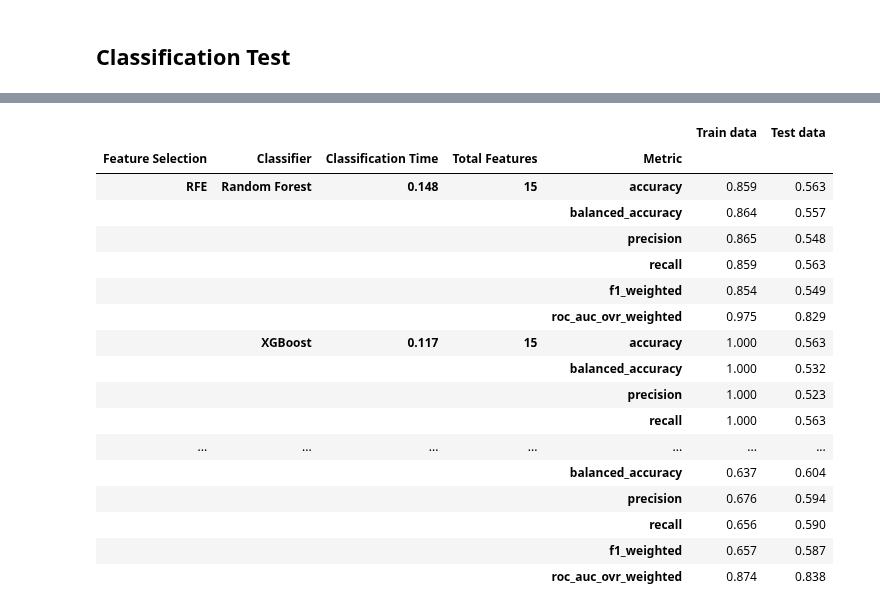
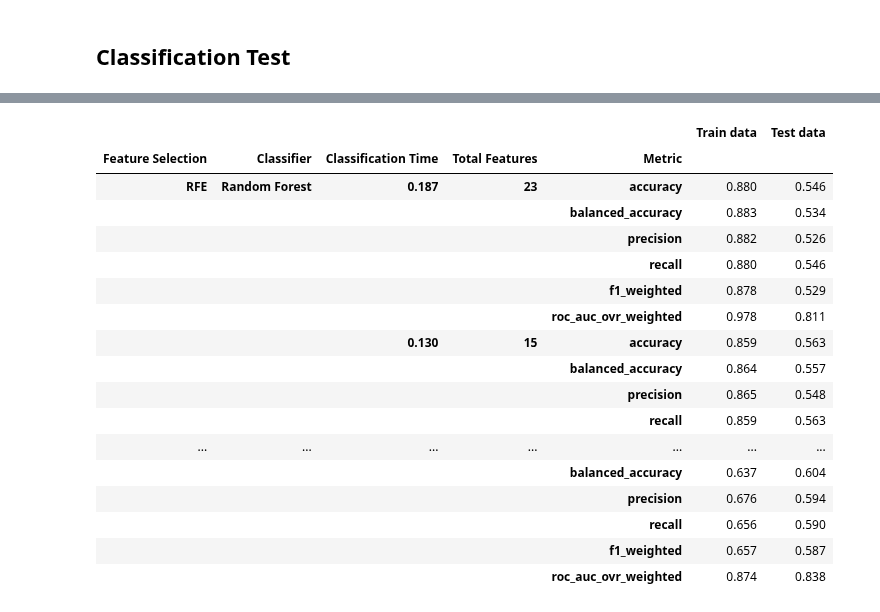
Before and after one commit to InfoAdam1998/Thesis-Project, a Jupyter notebook: OASIS-3 Notebook/feature_selection/multiclass_selection/recursive_feature_method/rfe_base_analysis.ipynb, the cells around one changed output, grey strips where cells are left out. Saved outputs shown, nothing was run; the diff lists cells and outputs as text; code cells hidden in the pictures.

```diff
--- a/OASIS-3 Notebook/feature_selection/multiclass_selection/recursive_feature_method/rfe_base_analysis.ipynb
+++ b/OASIS-3 Notebook/feature_selection/multiclass_selection/recursive_feature_method/rfe_base_analysis.ipynb
@@ -388,48 +388,48 @@ def eval_model(classifier_name, model, X_train, X_test, y_train, y_test):
 
         return pred_metrics_df
 # %%
-results = "filtered"
+results = "all"
 prediction_df_report = None
 
 if results == "all":
     pred_rf_n = eval_model("Random Forest", trained_rf_n, X_train_missForest_t, X_test_missForest_t, y_train, y_test)
     pred_rf_t = eval_model("Random Forest", trained_rf_t, X_train_t, X_test_t, y_train, y_test)
 
     pred_xgb_n = eval_model("XGBoost", trained_xgb_n, X_train_missForest_t, X_test_missForest_t, y_train, y_test)
     pred_xgb_t = eval_model("XGBoost", trained_xgb_t, X_train_t, X_test_t, y_train, y_test)
 
     pred_ngb_n = eval_model("NGBoost", trained_ngb_n, X_train_missForest_t, X_test_missForest_t, y_train, y_test)
     pred_ngb_t = eval_model("NGBoost", trained_ngb_t, X_train_t, X_test_t, y_train, y_test)
 
     pred_lg_n = eval_model("Logistic Regression", trained_lg_n, X_train_missForest_t, X_test_missForest_t, y_train, y_test)
     pred_lg_t = eval_model("Logistic Regression", trained_lg_t, X_train_t, X_test_t, y_train, y_test)
 
     prediction_df = pd.concat([pred_rf_n, pred_rf_t, pred_xgb_n, pred_xgb_t, pred_ngb_n, pred_ngb_t, pred_lg_n, pred_lg_t])
     prediction_df_report = prediction_df.set_index(["Feature Selection", "Classifier", "Classification Time", "Total Features", "Metric"])
 
 elif results == "filtered":
     pred_rf_t = eval_model("Random Forest", trained_rf_t, X_train_t, X_test_t, y_train, y_test)
     pred_xgb_t = eval_model("XGBoost", trained_xgb_t, X_train_t, X_test_t, y_train, y_test)
     pred_ngb_t = eval_model("NGBoost", trained_ngb_t, X_train_t, X_test_t, y_train, y_test)
     pred_lg_t = eval_model("Logistic Regression", trained_lg_t, X_train_t, X_test_t, y_train, y_test)
 
     prediction_df = pd.concat([pred_rf_t, pred_xgb_t, pred_ngb_t, pred_lg_t])
     prediction_df_report = prediction_df.set_index(["Feature Selection", "Classifier", "Classification Time", "Total Features", "Metric"])
 
 prediction_df_report
 # %% [output]
 |  |  |  |  |  | Train data | Test data |
 | Feature Selection | Classifier | Classification Time | Total Features | Metric |  |  |
-| RFE | Random Forest | 0.148 | 15 | accuracy | 0.859 | 0.563 |
+| RFE | Random Forest | 0.187 | 23 | accuracy | 0.880 | 0.546 |
+|  |  |  |  | balanced_accuracy | 0.883 | 0.534 |
+|  |  |  |  | precision | 0.882 | 0.526 |
+|  |  |  |  | recall | 0.880 | 0.546 |
+|  |  |  |  | f1_weighted | 0.878 | 0.529 |
+|  |  |  |  | roc_auc_ovr_weighted | 0.978 | 0.811 |
+|  |  | 0.130 | 15 | accuracy | 0.859 | 0.563 |
 |  |  |  |  | balanced_accuracy | 0.864 | 0.557 |
 |  |  |  |  | precision | 0.865 | 0.548 |
 |  |  |  |  | recall | 0.859 | 0.563 |
-|  |  |  |  | f1_weighted | 0.854 | 0.549 |
-|  |  |  |  | roc_auc_ovr_weighted | 0.975 | 0.829 |
-|  | XGBoost | 0.117 | 15 | accuracy | 1.000 | 0.563 |
-|  |  |  |  | balanced_accuracy | 1.000 | 0.532 |
-|  |  |  |  | precision | 1.000 | 0.523 |
-|  |  |  |  | recall | 1.000 | 0.563 |
 | ... | ... | ... | ... | ... | ... | ... |
 |  |  |  |  | balanced_accuracy | 0.637 | 0.604 |
 |  |  |  |  | precision | 0.676 | 0.594 |
```
Also changed, not shown: parts of 1 cell of this notebook, 5 other files.
